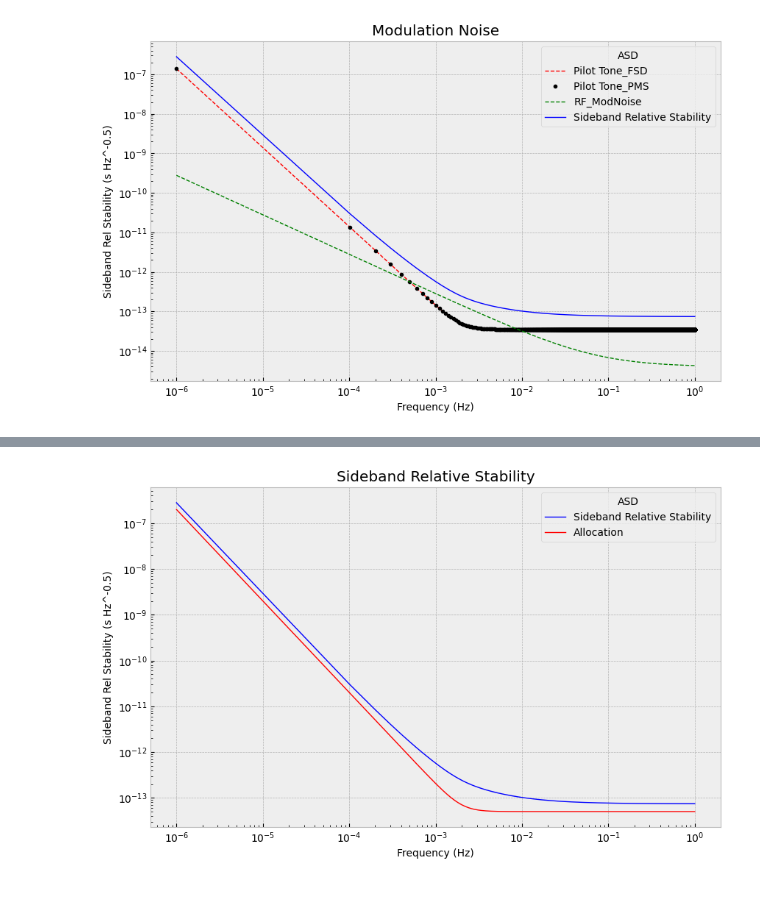
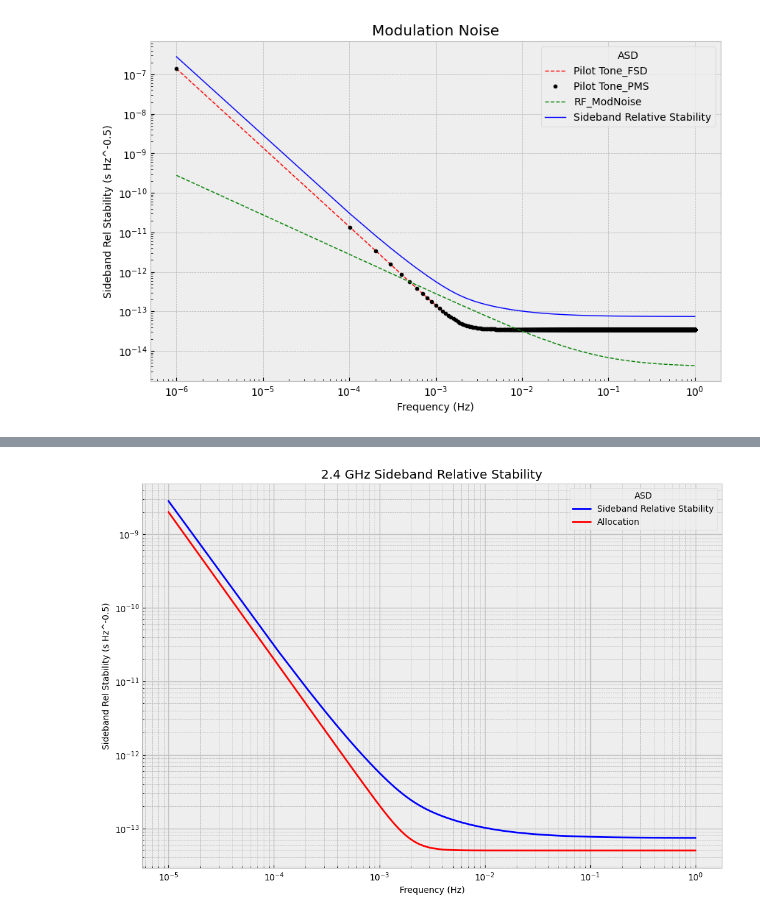
Before and after one commit to raidurgesh/RFNoise, a Jupyter notebook: RFModErr0.ipynb, the cells around one changed output, grey strips where cells are left out. Drawn from its saved outputs; the diff is of its cells as text; code cells hidden in the pictures.

```diff
--- a/RFModErr0.ipynb
+++ b/RFModErr0.ipynb
@@ -81,17 +99,46 @@ plt.show()
 # %%
 import numpy as np
 import matplotlib.pyplot as plt
+freq = np.linspace(0.00001, 1, 10000)
+C=299792458.0
+# Effective Beatnote freq in Hz [18 MHz]
+fhet_eff=18000000.0
+#Sidenad Freq in Hz [2.4 GHz]
+freq_sb=2400000000.0
+# Wavelength and arm length in [1064.5 nm]
+Lambda=1.0645e-06
+#Arm length in m [2.5 Gm]
+L_arm=2500000000.0
+pi=np.pi
+# Pilot Tone Timing Stability to 2.4GHz Sideband due to FDS and PMS to Laser harness attributes(s Hz^-0.5)
+Timing_Stability_FDS=35e-15*(1+(2e-3/freq)**4)**0.5
+Timing_Stability_PMS=35e-15*(1+(2e-3/freq)**4)**0.5
+#TDI XX H2 transfer function []
+H2_xx=64*np.sin(L_arm/C*2*pi*freq)**2*np.sin(L_arm/C*4*pi*freq)**2
+#RF Optical Modulation Noise (rad Hz^-1)
+ModPhaseErr=(60e-6*(1+(7e-2/freq)))**2
+#RF Optical Modulation Noise in timing jitter attributes (s Hz^-0.5)
+RF_ModNoise=(ModPhaseErr*(1/(2*pi*freq_sb)**2))**0.5
+# 2.4 GHz sidebands relative stability attributes (s Hz^-0.5)
+SB_RelStability=RF_ModNoise+Timing_Stability_FDS+Timing_Stability_PMS
+# Allocation for SideBand Relative Stability (s Hz^-0.5)
+Sideband_Allocation=50e-15*(1+(2e-3/freq)**4)**0.5
+# Modulation error [XX] attributes  (m Hz^-0.5)
+ModErr=(16 * np.sin(L_arm*2*pi*freq/C)**2*np.sin(2*L_arm*2*pi*freq/C)**2*(6*fhet_eff**2+12*fhet_eff**2*np.sin(L_arm*2*pi*freq/C)**2)*SB_RelStability**2*Lambda**2)**0.5
+# Mod Error Allocation (m Hz^-0.5)
+ModErr_Allocation=(H2_xx)**0.5*3.3e-12*(1+(2e-3/freq)**4)**0.5
 #plt.style.use('bmh')
-#plt.figure().set_figwidth(15)
-plt.figure(figsize=(10,6))
-plt.plot(freq, SB_RelStability, 'b-',label = "Sideband Relative Stability", linewidth=1.0)
-plt.plot(freq, Sideband_Allocation, 'r-',label = "Allocation", linewidth=1.0)
+plt.figure(figsize=(12,8))
+plt.plot(freq, SB_RelStability, 'b-',label = "Sideband Relative Stability", linewidth=2.0)
+plt.plot(freq, Sideband_Allocation, 'r-',label = "Allocation", linewidth=2.0)
 plt.yscale("log")
 plt.xscale("log")
-plt.title("Sideband Relative Stability")
+plt.title("2.4 GHz Sideband Relative Stability")
 plt.xlabel("Frequency (Hz)")
 plt.ylabel("Sideband Rel Stability (s Hz^-0.5)")
 plt.legend(title = "ASD")
+plt.grid(visible=None, which='minor', axis='both')
+plt.grid(color='silver', linestyle='-', linewidth=1)
 plt.show()
 # %% [output]
-[figure, old version]
+[figure, new version]
```
Also changed, not shown: parts of 3 cells of this notebook.
